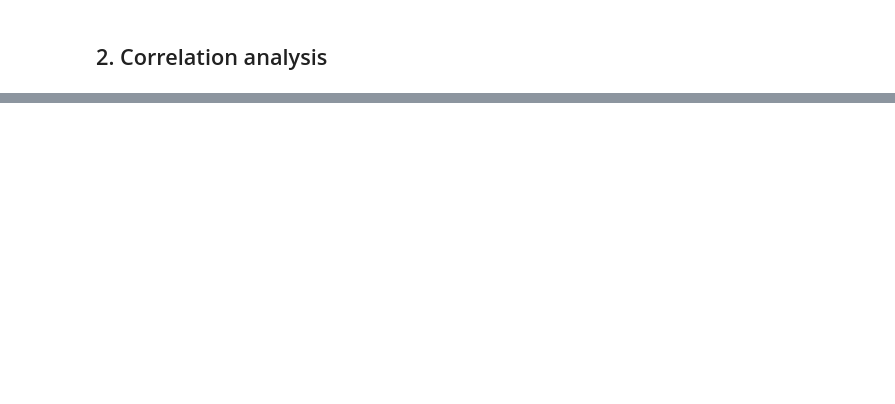
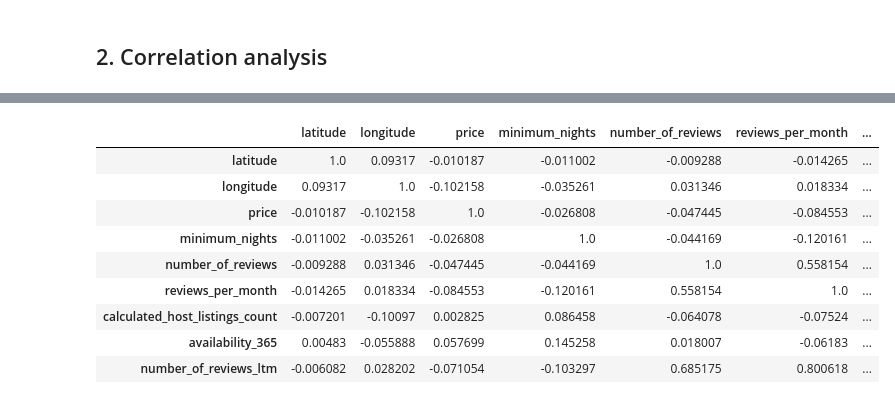
Before and after one commit to heinrichhegenbarth/KAN-CDSCO2004U_Machine_Learning_and_Deep_Learning, a Jupyter notebook: Assignment_1/assignment.ipynb, the cells around one changed output, grey strips where cells are left out. Cells and saved outputs as stored; diff of their text form; code cells hidden in the pictures; blank space fills up the shorter version.

Commit message:
Fixed correlation

```diff
--- a/Assignment_1/assignment.ipynb
+++ b/Assignment_1/assignment.ipynb
@@ -127,16 +128,18 @@ def calc_mean(col):
     ## Calculate mean
     sum_col = sum(col)
     count_col = len(col)
-    mean_col = round(col / count_col,6)
+    return round(sum_col / count_col,6)
 
 
 for col in df_listings_num.columns:
     col_list = df_listings_num.loc[:, col].dropna().tolist()
 
+## Calculate mean
+    mean_col = calc_mean(col_list)
 
 ## Calculate variance
     squared_dist = sum([(mean_col-x)**2 for x in col_list])
-    var_col = squared_dist / count_col
+    var_col = squared_dist / len(col)
 
 ## Calculate standard deviation
     sd_col = var_col ** (1/2)
@@ -146,16 +149,22 @@ for col in df_listings_num.columns:
     print(f"Variance of {col} is {var_col}")
     print(f"Standard Deviation of {col} is {sd_col}")
 
+# Create an empty correlation matrix
+corr_matrix = pd.DataFrame(index=df_listings_num.columns, columns=df_listings_num.columns)
 
 # Loop through each pair of columns
-for col1 in numeric_df.columns:
-    for col2 in numeric_df.columns:
+for col1 in df_listings_num.columns:
+    for col2 in df_listings_num.columns:
         # Convert first column to list
-        x_list = numeric_df[col1].to_list()
+        x_list = df_listings_num[col1].to_list()
         # Calculate mean of first column
         x_mean = np.mean(x_list)
         # Convert second column to list
-        y_list = numeric_df[col2].to_list()
+        y_list = df_listings_num[col2].to_list()
+        # Calculate mean of first column
+        x_mean = np.mean(x_list)
+        # Convert second column to list
+        y_list = df_listings_num[col2].to_list()
         # Calculate mean of second column
         y_mean = np.mean(y_list)
         # Calculate covariance
@@ -169,4 +178,5 @@ for col1 in numeric_df.columns:
         # Calculate correlation
         corr_xy = cov_xy / (std_x * std_y)
 
+        corr_matrix.loc[col1, col2] = corr_xy
         print(f"Correlation between {col1} and {col2} is {corr_xy}")
@@ -172,0 +201,13 @@ for col1 in numeric_df.columns:
+# %%
+corr_matrix
+# %% [output]
+|  | latitude | longitude | price | minimum_nights | number_of_reviews | reviews_per_month | ... |
+| latitude | 1.0 | 0.09317 | -0.010187 | -0.011002 | -0.009288 | -0.014265 | ... |
+| longitude | 0.09317 | 1.0 | -0.102158 | -0.035261 | 0.031346 | 0.018334 | ... |
+| price | -0.010187 | -0.102158 | 1.0 | -0.026808 | -0.047445 | -0.084553 | ... |
+| minimum_nights | -0.011002 | -0.035261 | -0.026808 | 1.0 | -0.044169 | -0.120161 | ... |
+| number_of_reviews | -0.009288 | 0.031346 | -0.047445 | -0.044169 | 1.0 | 0.558154 | ... |
+| reviews_per_month | -0.014265 | 0.018334 | -0.084553 | -0.120161 | 0.558154 | 1.0 | ... |
+| calculated_host_listings_count | -0.007201 | -0.10097 | 0.002825 | 0.086458 | -0.064078 | -0.07524 | ... |
+| availability_365 | 0.00483 | -0.055888 | 0.057699 | 0.145258 | 0.018007 | -0.06183 | ... |
+| number_of_reviews_ltm | -0.006082 | 0.028202 | -0.071054 | -0.103297 | 0.685175 | 0.800618 | ... |
```
Also changed, not shown: parts of 6 cells of this notebook.
